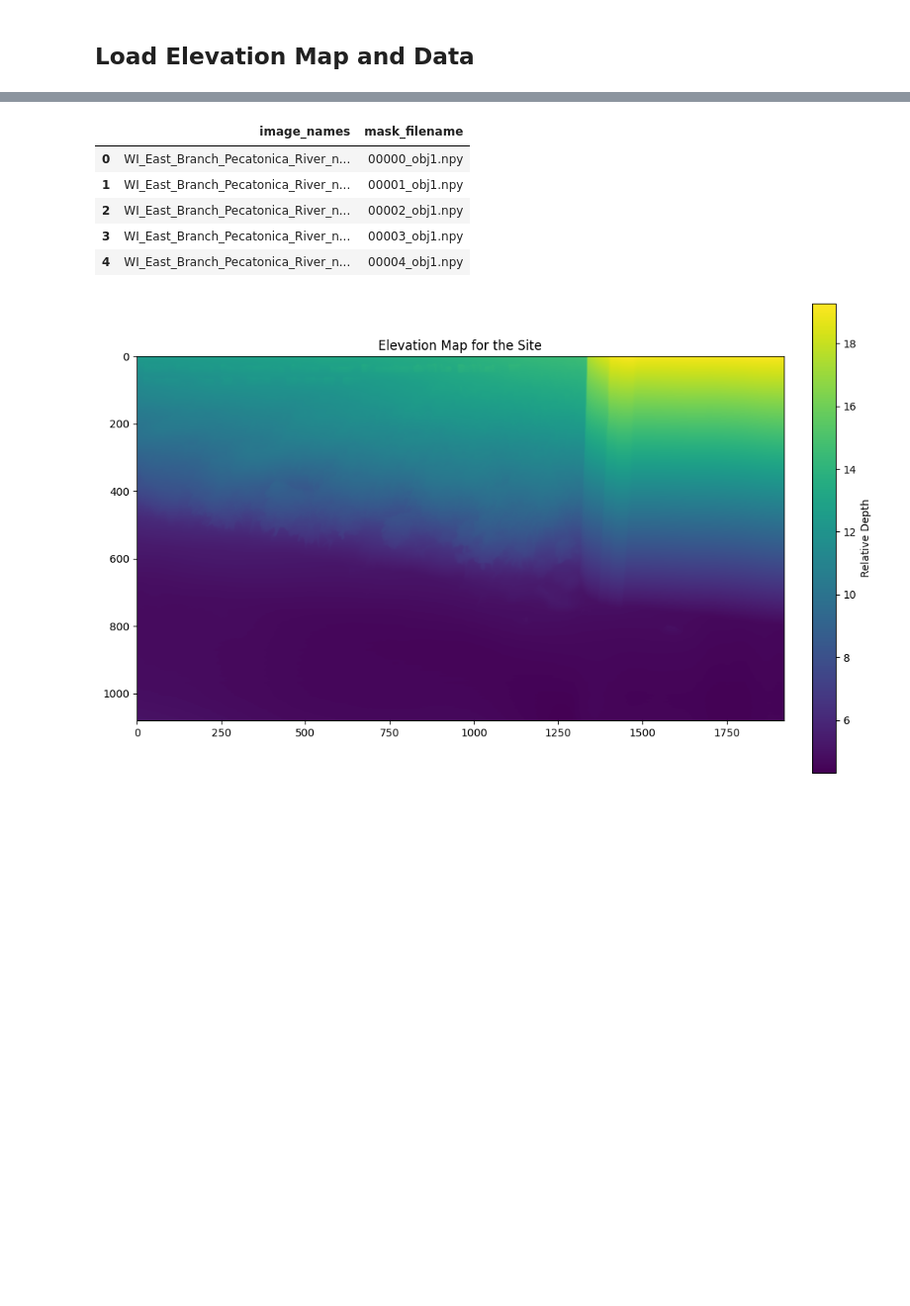
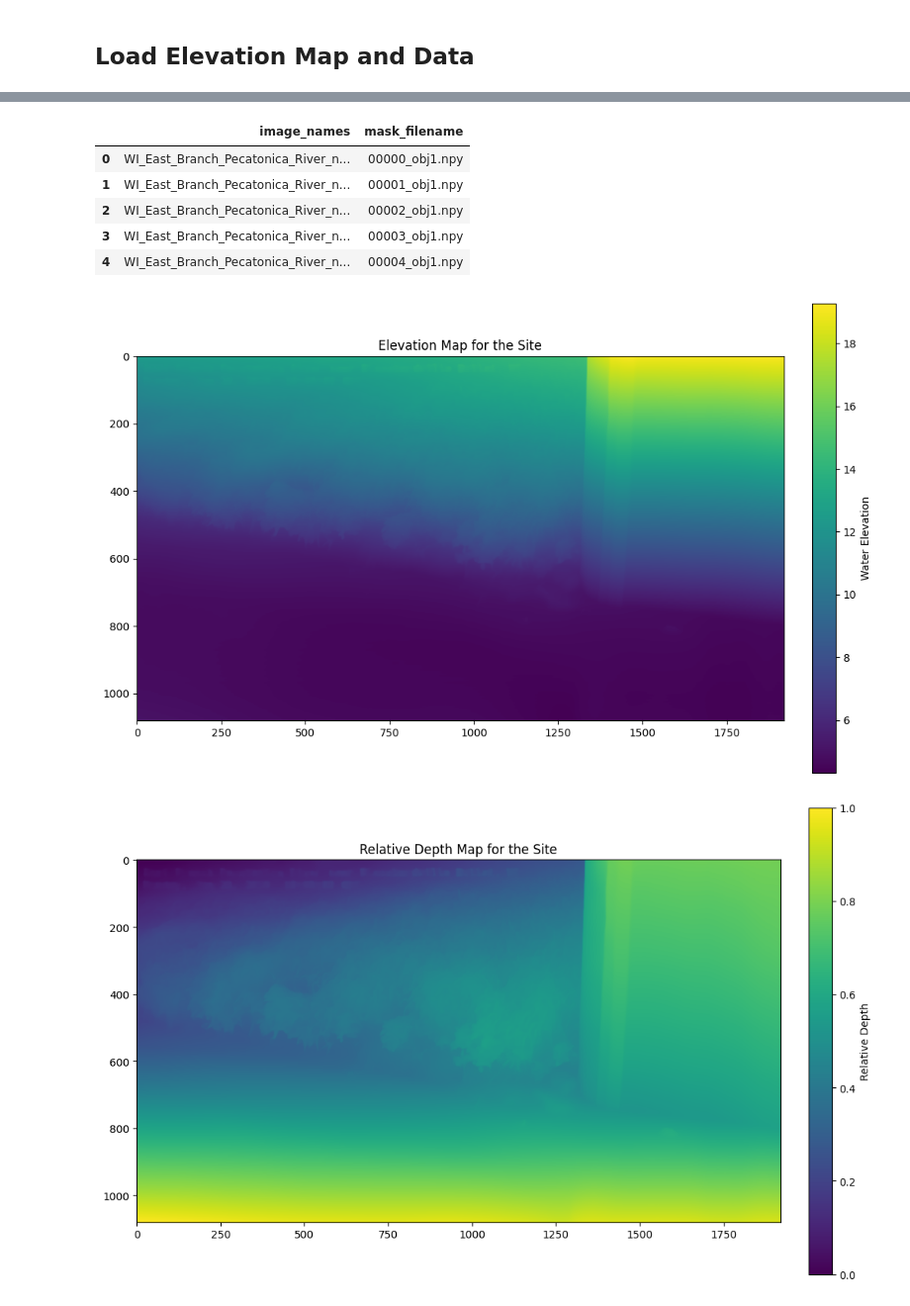
Before and after one commit to Water-Imagery-Sensing/water-level-est-v1, a Jupyter notebook: notebooks/05_map_to_prediction.ipynb, the cells around one changed output, grey strips where cells are left out. Shown at 99% size. Saved outputs shown, nothing was run; the diff lists cells and outputs as text; code cells hidden in the pictures; blank space fills up the shorter version.

```diff
--- a/notebooks/05_map_to_prediction.ipynb
+++ b/notebooks/05_map_to_prediction.ipynb
@@ -83,10 +84,19 @@ Output will be saved to: cameras/WI_East_Branch_Pecatonica_River_near_Blanchardv
 ## Load Elevation Map and Data
 # %%
 elevation_map = np.load(evel_path)
+rel_depth_map = np.load(depth_path)
+# Rescale relative depth map to be from 0-1 with 1 being closest
+rel_depth_map = (rel_depth_map - np.min(rel_depth_map))/(np.max(rel_depth_map)-np.min(rel_depth_map))
+
 fig, ax = plt.subplots(figsize=(12, 8))
 im = ax.imshow(elevation_map)
+plt.colorbar(im, ax=ax, fraction=0.046, pad=0.04, label='Water Elevation')
+plt.title("Elevation Map for the Site")
+
+fig, ax = plt.subplots(figsize=(12, 8))
+im = ax.imshow(rel_depth_map)
 plt.colorbar(im, ax=ax, fraction=0.046, pad=0.04, label='Relative Depth')
-plt.title("Elevation Map for the Site")
+plt.title("Relative Depth Map for the Site")
 
 # Load the CSV with images, masks, and gage height data
 df = pd.read_csv(csv_path)
@@ -100,33 +110,34 @@ if 'quality_flag' in df.columns:
         print(f"Excluded indices: {bad_indices}")
         df = df[df['quality_flag'] != 'bad'].reset_index(drop=True)
         print(f"Remaining records after filtering: {len(df)}")
     else:
         print(f"\nAll masks marked as 'good' - no filtering applied")
 else:
     print(f"\nNo quality_flag column found - using all masks")
     print(f"(Run notebook 02.5 to review and flag bad masks)")
 
 
 print(f"Loaded {len(df)} records")
 
 print(f"\nColumns: {df.columns.tolist()}")
 print(f"\nFirst few rows:")
 display(df[['image_names', 'mask_filename']].head())
 # %% [output]
 No quality_flag column found - using all masks
 (Run notebook 02.5 to review and flag bad masks)
 Loaded 114 records
 
 Columns: ['Unnamed: 0', 'image_times', 'image_names', 'data_times', 'site_no', '00060', '00060_cd', '00065', '00065_cd', '63160', '63160_cd', 'time_diff_sec', 'mask_filename']
 
 First few rows:
 |  | image_names | mask_filename |
 | 0 | WI_East_Branch_Pecatonica_River_n... | 00000_obj1.npy |
 | 1 | WI_East_Branch_Pecatonica_River_n... | 00001_obj1.npy |
 | 2 | WI_East_Branch_Pecatonica_River_n... | 00002_obj1.npy |
 | 3 | WI_East_Branch_Pecatonica_River_n... | 00003_obj1.npy |
 | 4 | WI_East_Branch_Pecatonica_River_n... | 00004_obj1.npy |
 [figure]
+[figure, added]
 # %%
 def load_mask(mask_path):
     """
```
Also changed, not shown: parts of 3 cells of this notebook.
